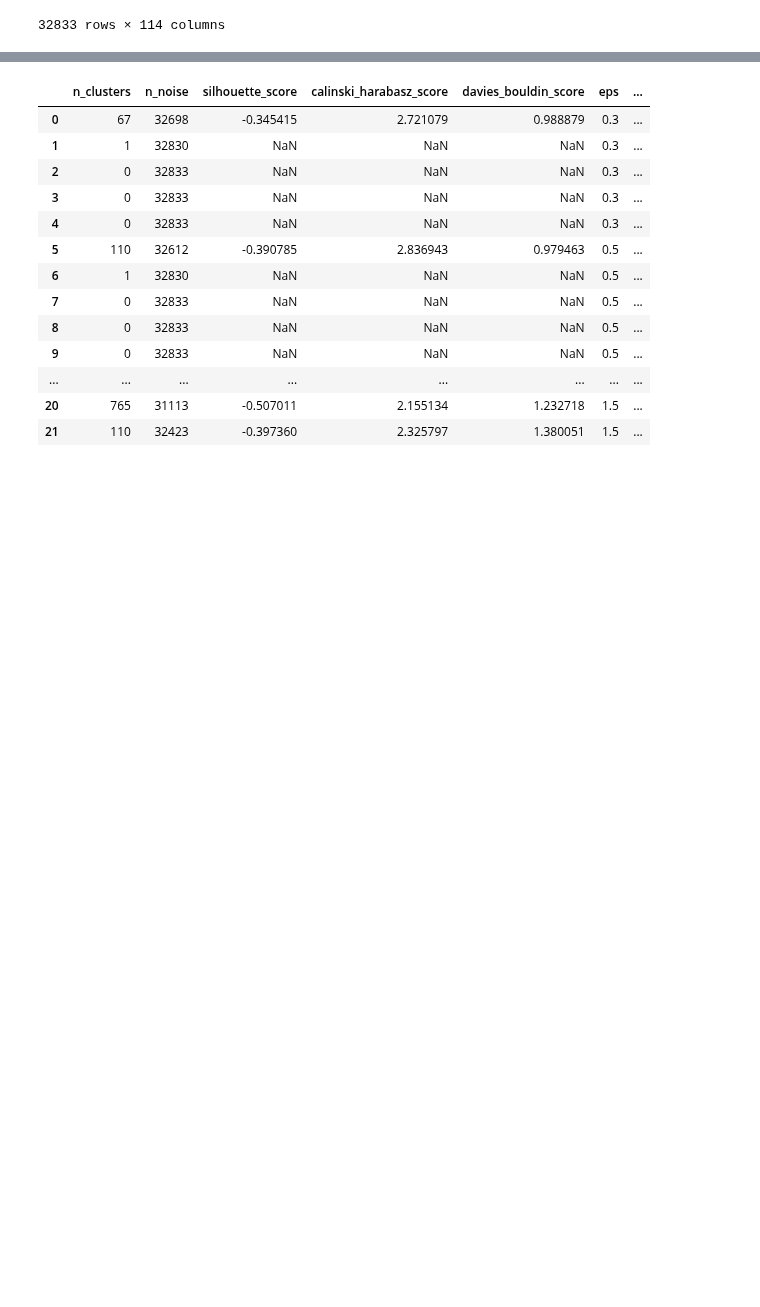
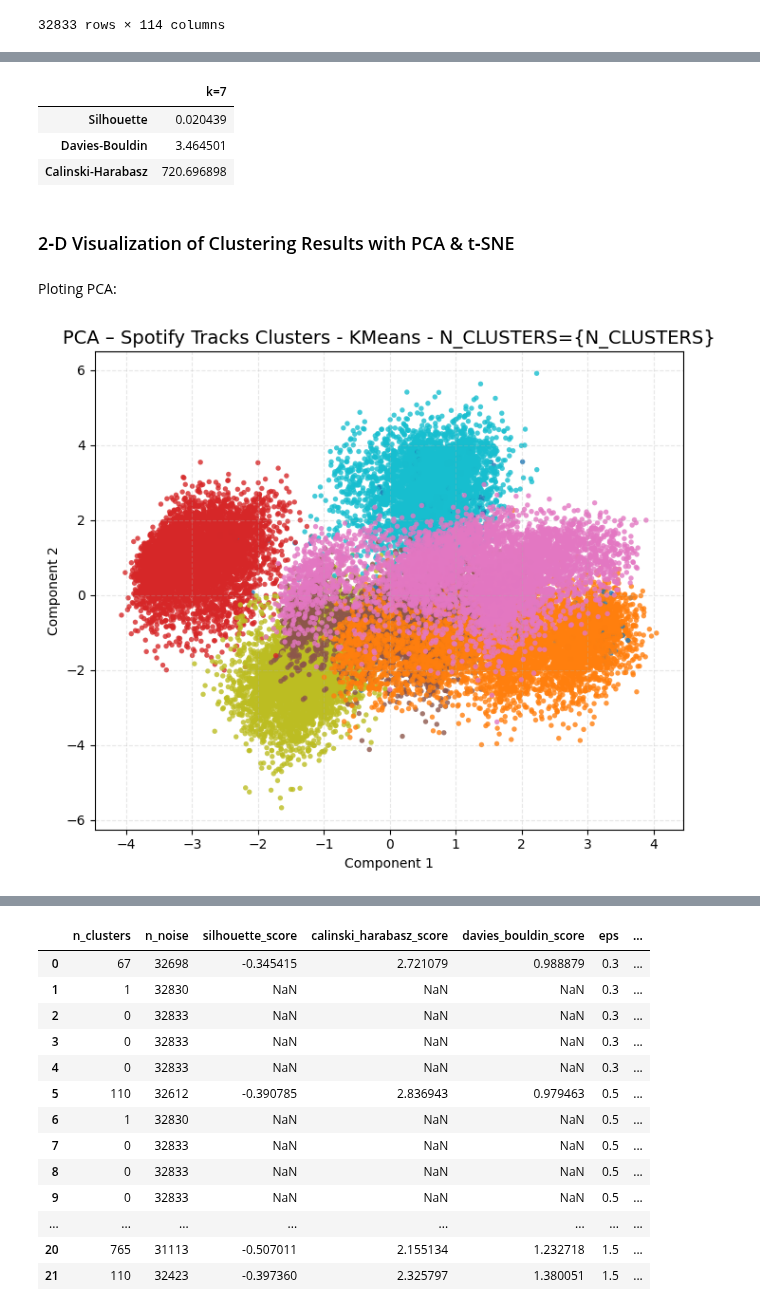
Before and after one commit to JoseEdSouza/machine-learning-works, a Jupyter notebook: spotify/eda.ipynb, the cells around one changed output, grey strips where cells are left out. Cells and saved outputs as stored; diff of their text form; code cells hidden in the pictures; blank space fills up the shorter version.

```diff
--- a/spotify/eda.ipynb
+++ b/spotify/eda.ipynb
@@ -242,0 +203,21 @@ fig.show()
+# %%
+metrics_df = evaluate_kmeans_metrics(X_scaled, k_value=N_CLUSTERS, random_state=RANDOM_STATE)
+metrics_df
+# %% [output]
+|  | k=7 |
+| Silhouette | 0.020439 |
+| Davies-Bouldin | 3.464501 |
+| Calinski-Harabasz | 720.696898 |
+# %% [markdown]
+### 2‑D Visualization of Clustering Results with PCA & t‑SNE
+# %%
+kmeans = KMeans(n_clusters=N_CLUSTERS, random_state=RANDOM_STATE)
+cluster_labels = kmeans.fit_predict(X_scaled)
+# %%
+def compute_pca_2d(X, random_state=42):
+    """
+    Reduce data to 2 dimensions with PCA.
+    """
+    return PCA(n_components=2, random_state=random_state).fit_transform(X)
+# %%
+pca_coords = compute_pca_2d(X_scaled, random_state=RANDOM_STATE)
@@ -242,0 +242,27 @@ fig.show()
+# %%
+def plot_embedding_2d(embedding, labels, title="2‑D Cluster Visualization"):
+    """
+    Scatter‑plot a 2‑D embedding coloured by cluster labels.
+    """
+    plt.figure(figsize=(7, 6))
+    plt.scatter(
+        embedding[:, 0],
+        embedding[:, 1],
+        c=labels,
+        cmap="tab10",
+        s=15,
+        alpha=0.8,
+        edgecolors="none",
+    )
+    plt.title(title, fontsize=14)
+    plt.xlabel("Component 1")
+    plt.ylabel("Component 2")
+    plt.grid(True, linestyle="--", alpha=0.3)
+    plt.tight_layout()
+    plt.show()
+# %% [markdown]
+Ploting PCA:
+# %%
+plot_embedding_2d(pca_coords, cluster_labels, title="PCA – Spotify Tracks Clusters - KMeans - N_CLUSTERS={N_CLUSTERS}")
+# %% [output]
+[figure, added]
```
Also changed, not shown: parts of 47 cells of this notebook.
